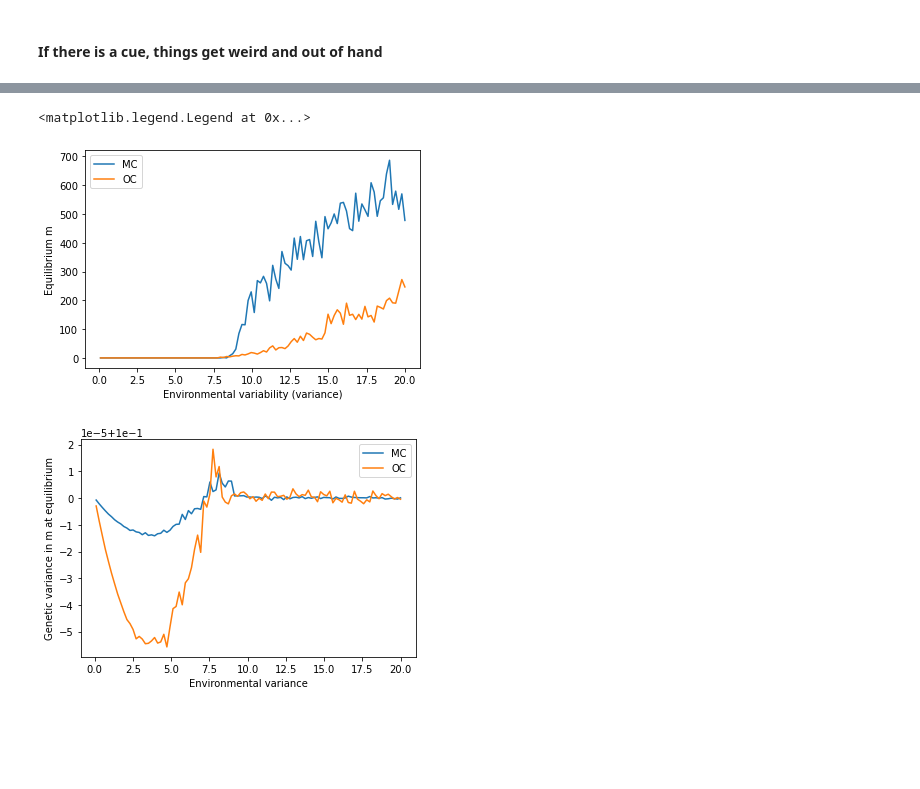
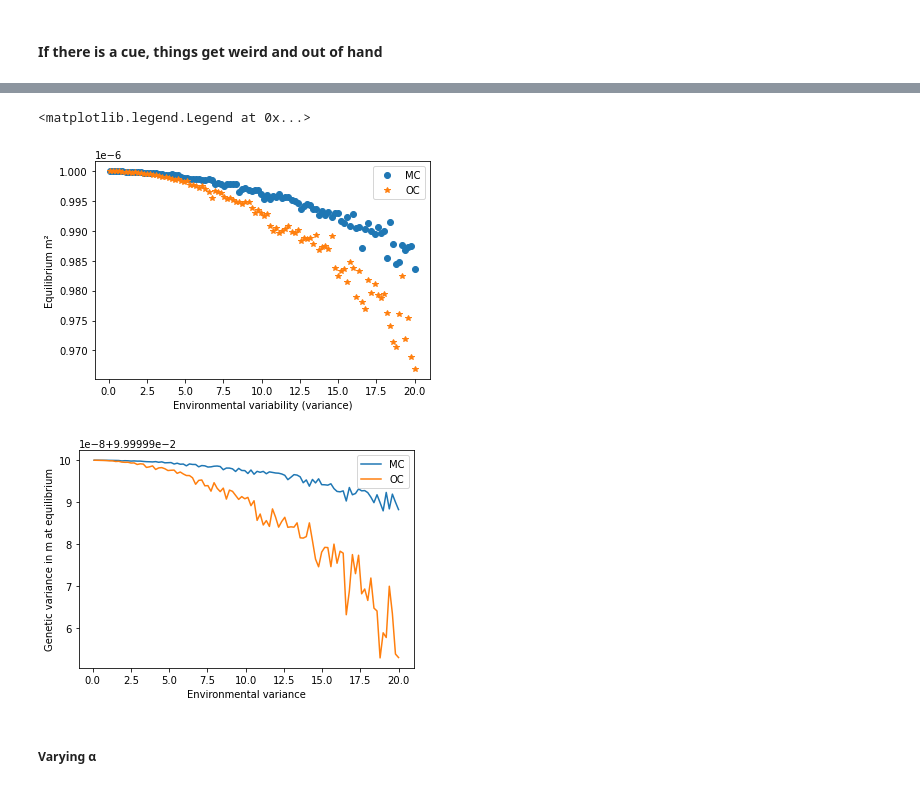
Before and after one commit to pcourau/Maternal_Bet_Hedging, a Jupyter notebook: Simulations_Maternal_Bet_Final.ipynb, the cells around one changed output, grey strips where cells are left out. Drawn from its saved outputs; the diff is of its cells as text; code cells hidden in the pictures; blank space fills up the shorter version.

```diff
--- a/Simulations_Maternal_Bet_Final.ipynb
+++ b/Simulations_Maternal_Bet_Final.ipynb
@@ -30,9 +28,9 @@ Tmax     = 5000
 # %% [markdown]
 #### Environment
 # %%
-def GenerateEnvironment(r=rho, s2=sig2_e, n = nbsteps*Tmax, time=tau*Tmax):
+def GenerateEnvironment(r=alpha, s2=sig2_e, n = nbsteps*Tmax, time=tau*Tmax):
     """This function, for a given autocorrelation r and environmental standard deviation s, generates an AR[1] sequence of length n
-    Keep in mind that a discretized (in steps of size dt) O-U process with parameters (r,s2) is an AR[1] process with parameters (exp(-rho dt), sqrt(s2(1-exp(-2rho dt))))"""
+    Keep in mind that a discretized (in steps of size dt) O-U process with parameters (r,s2) is an AR[1] process with parameters (exp(-alpha dt), sqrt(s2(1-exp(-2alpha dt))))"""
     x= ArmaProcess([1,-np.exp(-r*time/n)]).generate_sample(n,scale=np.sqrt(s2*(1-np.exp(-2 * r *time/n))))
     return x
 
@@ -336,7 +190,0 @@ plt.plot(np.log10(sig2_e),listm)
-# %%
-sig2_e   = w2 #Variance in the environment
-tau      = np.logspace(-4+np.log(2),1+np.log(2),nbbins)
-
-listm    = np.abs([np.mean([GenerateTrajectoryMNC(x0=x0,V0=V0,Vr=Vr,w2=w2,rho=rho,sig2_e=sig2_e,
-                                nbsteps=nbsteps,tau=t,Tmax=Tmax)[1][-1] for i in range(nbrep)])
-                   for t in tau])
@@ -518,0 +405,2 @@ plt.plot(listthvar)
+# %%
+listmONCs=smoothen(listmONCs)
@@ -726,20 +669,44 @@ raw2=None
+# %%
+raw      = [GenerateTrajectoryMC(x0=x0,V0=V0,Vr=Vr,w2=w2,alpha=alpha,sig2_e=sig,
+                                 nbsteps=nbsteps,tau=tau,Tmax=Tmax,
+                                 th=sig*red_noise(Tmax*(nbsteps+1),1.5))
+            for sig in sig2_e]
+listmMCs    = [np.mean(np.abs(traj[1][-Tmax//2:]))
+               for traj in raw]
+
+listm2MCs   = [np.mean(np.abs(traj[3][-Tmax//2:]))
+               for traj in raw]
+raw=None
+raw2     = [GenerateTrajectoryOC(x0=x0,V0=V0,Vr=Vr,w2=w2,alpha=alpha,sig2_e=sig,
+                                 nbsteps=nbsteps,tau=tau,Tmax=Tmax,
+                                 th=sig*red_noise(Tmax*(nbsteps+1),1.5))
+            for sig in sig2_e]
+
+listmOCs    = [np.mean(np.abs(traj[1][-Tmax//2:]))
+                       for traj in raw2]
+listm2OCs   = [np.mean(np.abs(traj[3][-Tmax//2:]))
+                       for traj in raw2]
+raw2=None
 # %%
 
 plt.figure()
-for l in [listmMC,listmOC]:
-
-    plt.plot(sig2_e,np.array(l)**2)
+symb="o"
+for l in [listmMCs,listmOCs]:
+    plt.plot(sig2_e,np.array(l)**2,symb)
+    symb="*"
 plt.xlabel("Environmental variability (variance)")
-plt.ylabel("Equilibrium m")
+plt.ylabel("Equilibrium m²")
 plt.legend(["MC","OC"])
 
 plt.figure()
-for l in [listm2MC,listm2OC]:
+for l in [listm2MCs,listm2OCs]:
     plt.plot(sig2_e,l)
 plt.xlabel("Environmental variance")
 plt.ylabel("Genetic variance in m at equilibrium")
 plt.legend(["MC","OC"])
 # %% [output]
 <matplotlib.legend.Legend at 0x...>
-[figure, old version]
+[figure, new version]
-[figure, old version]
+[figure, new version]
+# %% [markdown]
+##### Varying α
```
Also changed, not shown: parts of 67 cells of this notebook.
